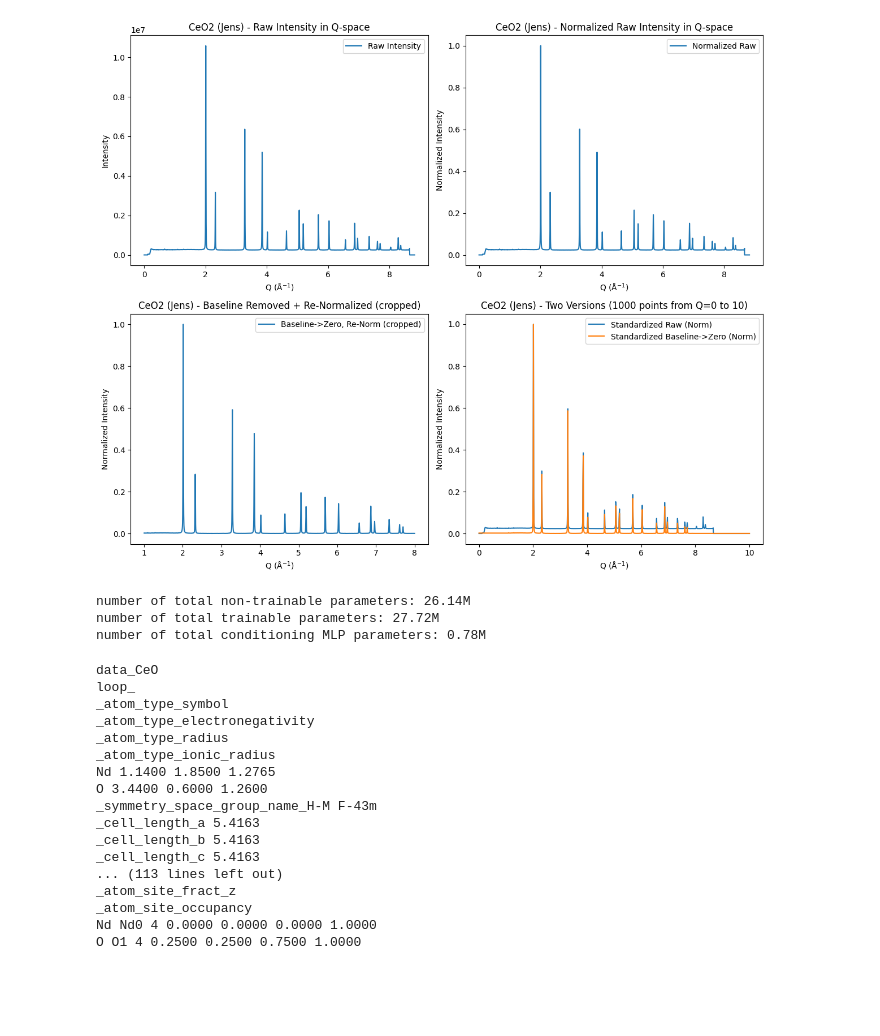
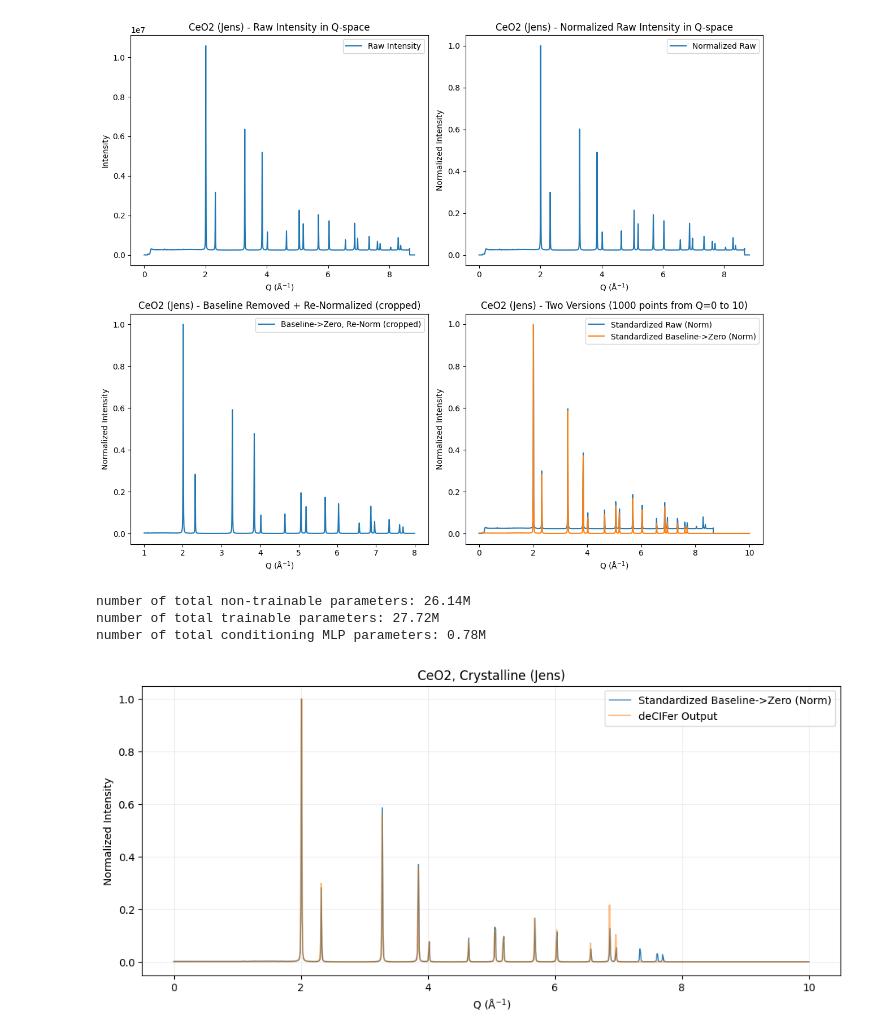
Before and after one commit to FrederikLizakJohansen/deCIFer, a Jupyter notebook: notebooks/standardize_experimental_data.ipynb, the cells around one changed output. Saved outputs shown, nothing was run; the diff lists cells and outputs as text; code cells hidden in the pictures; blank space fills up the shorter version.

```diff
--- a/notebooks/standardize_experimental_data.ipynb
+++ b/notebooks/standardize_experimental_data.ipynb
@@ -319,6 +319,30 @@ import torch
 
 from decifer.utility import pxrd_from_cif
 
+# Define the periodic table layout (rows of 18 cells; use None for blank cells)
+periodic_table_layout = [
+    # Period 1
+    ["H", None, None, None, None, None, None, None, None, None, None, None, None, None, None, None, None, "He"],
+    # Period 2
+    ["Li", "Be", None, None, None, None, None, None, None, None, None, None, "B", "C", "N", "O", "F", "Ne"],
+    # Period 3
+    ["Na", "Mg", None, None, None, None, None, None, None, None, None, None, "Al", "Si", "P", "S", "Cl", "Ar"],
+    # Period 4
+    ["K", "Ca", "Sc", "Ti", "V", "Cr", "Mn", "Fe", "Co", "Ni", "Cu", "Zn", "Ga", "Ge", "As", "Se", "Br", "Kr"],
+    # Period 5
+    ["Rb", "Sr", "Y", "Zr", "Nb", "Mo", "Tc", "Ru", "Rh", "Pd", "Ag", "Cd", "In", "Sn", "Sb", "Te", "I", "Xe"],
+    # Period 6 Main Block
+    ["Cs", "Ba", "La", "Hf", "Ta", "W", "Re", "Os", "Ir", "Pt", "Au", "Hg", "Tl", "Pb", "Bi", "Po", "At", "Rn", None],
+    # Period 7 Main Block
+    ["Fr", "Ra", "Ac", "Rf", "Db", "Sg", "Bh", "Hs", "Mt", "Ds", "Rg", "Cn", "Nh", "Fl", "Mc", "Lv", "Ts", "Og", None],
+    # Break
+    [None, None, None, None, None, None, None, None, None, None, None, None, None, None, None, None, None, None],
+    # Lanthanides (Period 6)
+    [None, None, None, "Ce", "Pr", "Nd", "Pm", "Sm", "Eu", "Gd", "Tb", "Dy", "Ho", "Er", "Tm", "Yb", "Lu", None],
+    # Actinides (Period 7)
+    [None, None, None, "Th", "Pa", "U", "Np", "Pu", "Am", "Cm", "Bk", "Cf", "Es", "Fm", "Md", "No", "Lr", None]
+]
+
 TOKENIZER = Tokenizer()
 VOCAB_SIZE = TOKENIZER.vocab_size
 START_ID = TOKENIZER.token_to_id["data_"]
@@ -330,56 +354,67 @@ ENCODE = TOKENIZER.encode
 TOKENIZE = TOKENIZER.tokenize_cif
 
 EMPTY_BATCH_PROMPT = torch.tensor([START_ID]).unsqueeze(0).to(device=model.device)
+
+# Build a list of all unique element symbols (default: all are selected)
+inactive_elements_dict = {}
+for row in periodic_table_layout:
+    for el in row:
+        if el is not None:
+            inactive_elements_dict[el] = True
+
+inactive_elements_dict["Ce"] = False
+inactive_elements_dict["O"] = False
 
 comp = "data_CeO\n"
 comp_tokens = ENCODE(TOKENIZE(comp))
 COMP_BATCH_PROMPT = torch.tensor(comp_tokens).unsqueeze(0).to(device=model.device)
 
 # Load model
 model_path = "../../deCIFer/experiments/model__conditioned_mlp_augmentation__context_3076__robust/ckpt.pt"
 model = load_model_from_checkpoint(model_path, device="cuda")
 
 # Conditioning vectors
 cond_ceo2_jens_raw = torch.tensor(df_ceo2_jens_std_raw["intensity_norm"].to_numpy()).unsqueeze(0).to(device=model.device).float()
 cond_ceo2_jens_baseline = torch.tensor(df_ceo2_jens_std_baseline["intensity_baseline_zero_norm"].to_numpy()).unsqueeze(0).to(device=model.device).float()
 
-generated_batch = model.generate_batched_reps(
-    idx=COMP_BATCH_PROMPT,
+generated_batch = model.generate_custom(
+    idx=EMPTY_BATCH_PROMPT,
     max_new_tokens=3000,
     cond_vec=cond_ceo2_jens_baseline,
     start_indices_batch=[[0]],
+    composition_string = "Ce4O8",
+    # spacegroup_string="Fm-3m_sg",
 ).cpu().numpy()
 
 cif_string_gen = DECODE(generated_batch[0])
 # Fix symmetry issues.
 cif_string_gen = replace_symmetry_loop_with_P1(cif_string_gen)
 spacegroup_symbol = extract_space_group_symbol(cif_string_gen)
 if spacegroup_symbol != "P 1":
     cif_string_gen = reinstate_symmetry_loop(cif_string_gen, spacegroup_symbol)
 
 structure_gen = Structure.from_str(cif_string_gen, fmt="cif")
+
+pxrd_out = pxrd_from_cif(cif_string_gen, base_fwhm=0.0125)
+fig = plt.figure(figsize=(12,5))
+
+plt.plot(
+    df_ceo2_jens_std_baseline["Q"],
+    df_ceo2_jens_std_baseline["intensity_baseline_zero_norm"],
+    label="Standardized Baseline->Zero (Norm)",
+    lw=1,
+)
+plt.plot(pxrd_out["q"], pxrd_out["iq"], alpha=0.5, label='deCIFer Output')
+
+plt.grid(alpha=0.2)
+plt.legend()
+plt.xlabel("Q (Å$^{-1}$)")
+plt.ylabel("Normalized Intensity")
+plt.title("CeO2, Crystalline (Jens)")
+plt.show()
 # %% [output]
 number of total non-trainable parameters: 26.14M
 number of total trainable parameters: 27.72M
 number of total conditioning MLP parameters: 0.78M
+[figure, added]
-# %%
-print(cif_string_gen)
-# %% [output]
-data_CeO
-loop_
-_atom_type_symbol
-_atom_type_electronegativity
-_atom_type_radius
-_atom_type_ionic_radius
-Nd 1.1400 1.8500 1.2765
-O 3.4400 0.6000 1.2600
-_symmetry_space_group_name_H-M F-43m
-_cell_length_a 5.4163
-_cell_length_b 5.4163
-_cell_length_c 5.4163
-... (113 lines left out)
-_atom_site_fract_z
-_atom_site_occupancy
-Nd Nd0 4 0.0000 0.0000 0.0000 1.0000
-O O1 4 0.2500 0.2500 0.7500 1.0000
 # %%
```
Also changed, not shown: parts of 4 cells of this notebook, 3 other files.
